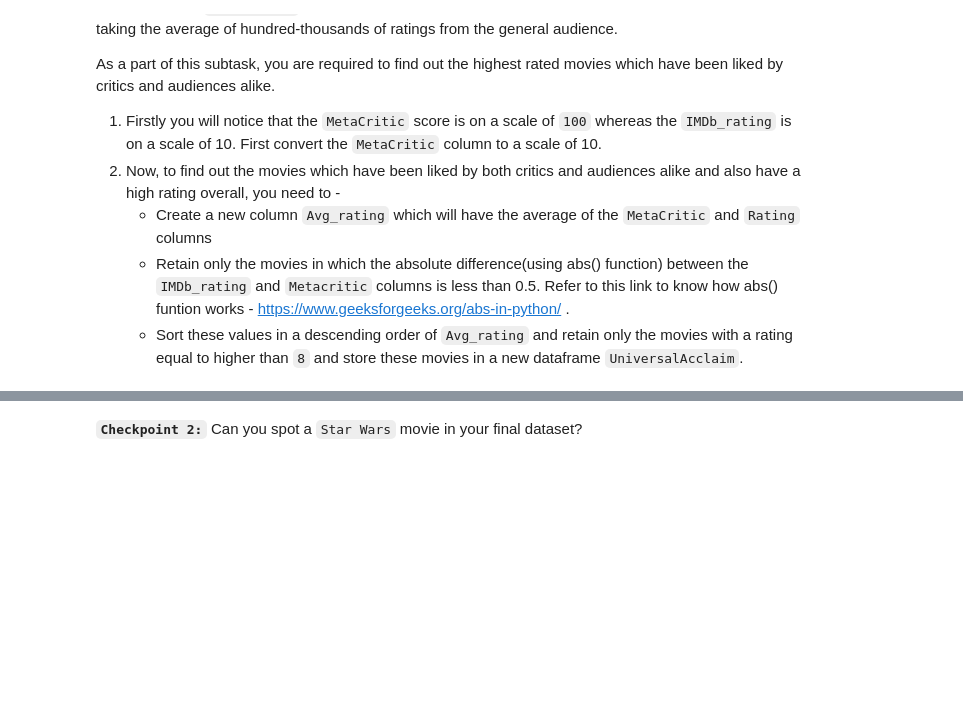
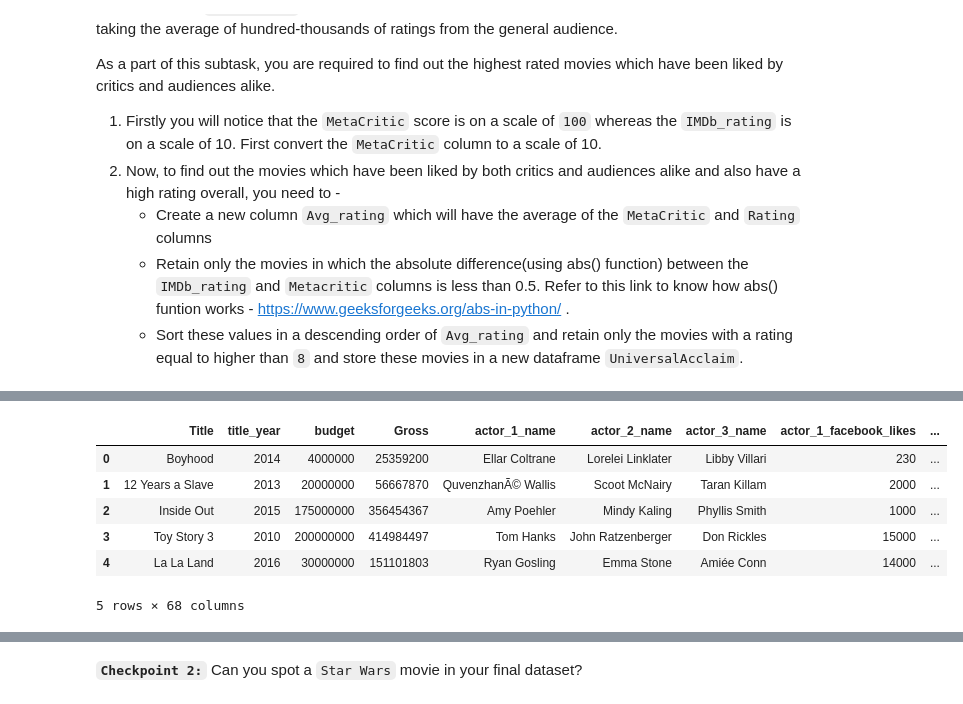
Before and after one commit to Rajesh2015/Logicmojo-AI-ML-Sept25-radash, a Jupyter notebook: EDA/IMDb+Movie+Assignment.ipynb, the cells around one changed output, grey strips where cells are left out. Saved outputs shown, nothing was run; the diff lists cells and outputs as text; code cells hidden in the pictures; blank space fills up the shorter version.

```diff
--- a/EDA/IMDb+Movie+Assignment.ipynb
+++ b/EDA/IMDb+Movie+Assignment.ipynb
@@ -318,3 +324,6 @@ As a part of this subtask, you are required to find out the highest rated movies
     - Sort these values in a descending order of `Avg_rating` and retain only the movies with a rating equal to higher than `8` and store these movies in a new dataframe `UniversalAcclaim`.
 # %%
 # Change the scale of MetaCritic
+movie_df2['MetaCritic_10']=movie_df2['MetaCritic']/10
+
+movie_df2.head(5)
@@ -323,2 +341,12 @@ As a part of this subtask, you are required to find out the highest rated movies
 # %%
 #Sort in descending order of average rating
+
+movie_df2.sort_values(by='Avg_rating',ascending=False).reset_index(drop=True).head(5)
+# %% [output]
+|  | Title | title_year | budget | Gross | actor_1_name | actor_2_name | actor_3_name | actor_1_facebook_likes | ... |
+| 0 | Boyhood | 2014 | 4000000 | 25359200 | Ellar Coltrane | Lorelei Linklater | Libby Villari | 230 | ... |
+| 1 | 12 Years a Slave | 2013 | 20000000 | 56667870 | QuvenzhanÃ© Wallis | Scoot McNairy | Taran Killam | 2000 | ... |
+| 2 | Inside Out | 2015 | 175000000 | 356454367 | Amy Poehler | Mindy Kaling | Phyllis Smith | 1000 | ... |
+| 3 | Toy Story 3 | 2010 | 200000000 | 414984497 | Tom Hanks | John Ratzenberger | Don Rickles | 15000 | ... |
+| 4 | La La Land | 2016 | 30000000 | 151101803 | Ryan Gosling | Emma Stone | Amiée Conn | 14000 | ... |
+5 rows × 68 columns
```
Also changed, not shown: parts of 25 cells of this notebook.
